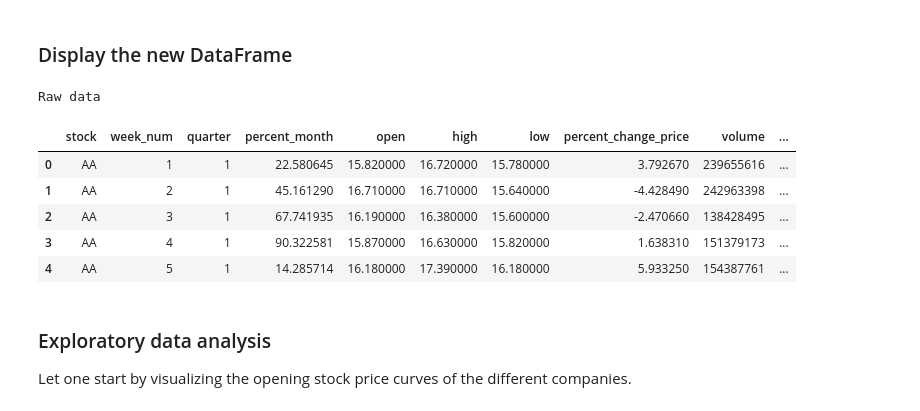
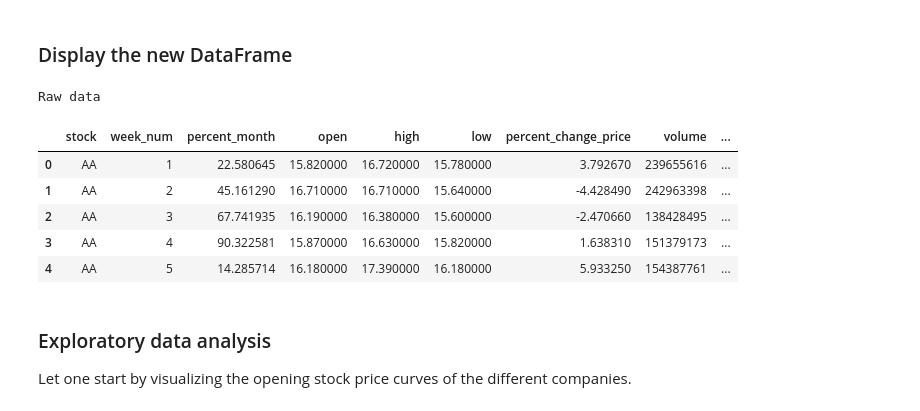
Before and after one commit to eliocpereira95/DSU-Recruitment-Challenges, a Jupyter notebook: submission.ipynb, the cells around one changed output. Saved outputs shown, nothing was run; the diff lists cells and outputs as text; code cells hidden in the pictures.

```diff
--- a/submission.ipynb
+++ b/submission.ipynb
@@ -136,3 +138,6 @@ stocks = data["stock"].unique()
+# %%
+# Drop column "quarter"
+data = data.drop(columns="quarter")
 # %% [markdown]
 * **Column `stock`:**
     * It has the acronyms that identify stock's company.
@@ -275,23 +276,23 @@ data = data.sort_values(by=["stock", "week_num"], ascending=True)
 # %%
 # ---> Display the new DataFrame
 
 # Reorder DataFrame's columns
 data = data[[
-    "stock", "week_num", "quarter", "percent_month", "open", "high", "low",
+    "stock", "week_num", "percent_month", "open", "high", "low",
     "percent_change_price",	"volume", "percent_change_volume_over_last_wk",
     "next_weeks_open", "days_to_next_dividend", "percent_return_next_dividend",
     "percent_change_next_weeks_price"
 ]]
 
 display(style_df(df=data.head(), caption="Raw data"))
 # %% [output]
 Raw data
-|  | stock | week_num | quarter | percent_month | open | high | low | percent_change_price | volume | ... |
-| 0 | AA | 1 | 1 | 22.580645 | 15.820000 | 16.720000 | 15.780000 | 3.792670 | 239655616 | ... |
-| 1 | AA | 2 | 1 | 45.161290 | 16.710000 | 16.710000 | 15.640000 | -4.428490 | 242963398 | ... |
-| 2 | AA | 3 | 1 | 67.741935 | 16.190000 | 16.380000 | 15.600000 | -2.470660 | 138428495 | ... |
-| 3 | AA | 4 | 1 | 90.322581 | 15.870000 | 16.630000 | 15.820000 | 1.638310 | 151379173 | ... |
-| 4 | AA | 5 | 1 | 14.285714 | 16.180000 | 17.390000 | 16.180000 | 5.933250 | 154387761 | ... |
+|  | stock | week_num | percent_month | open | high | low | percent_change_price | volume | ... |
+| 0 | AA | 1 | 22.580645 | 15.820000 | 16.720000 | 15.780000 | 3.792670 | 239655616 | ... |
+| 1 | AA | 2 | 45.161290 | 16.710000 | 16.710000 | 15.640000 | -4.428490 | 242963398 | ... |
+| 2 | AA | 3 | 67.741935 | 16.190000 | 16.380000 | 15.600000 | -2.470660 | 138428495 | ... |
+| 3 | AA | 4 | 90.322581 | 15.870000 | 16.630000 | 15.820000 | 1.638310 | 151379173 | ... |
+| 4 | AA | 5 | 14.285714 | 16.180000 | 17.390000 | 16.180000 | 5.933250 | 154387761 | ... |
 # %% [markdown]
 ### Exploratory data analysis
 
```
Also changed, not shown: parts of 26 cells of this notebook, 1 other file.
